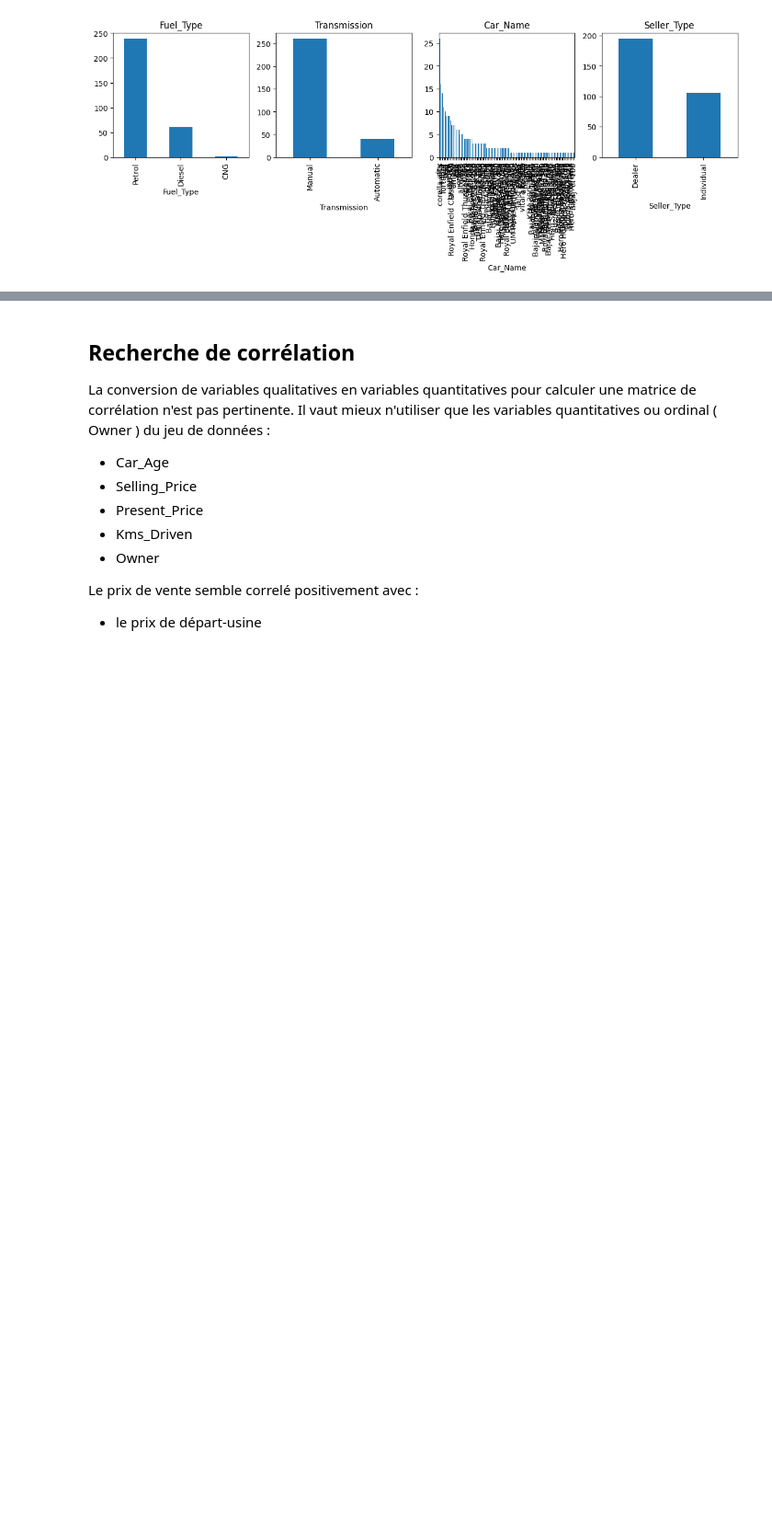
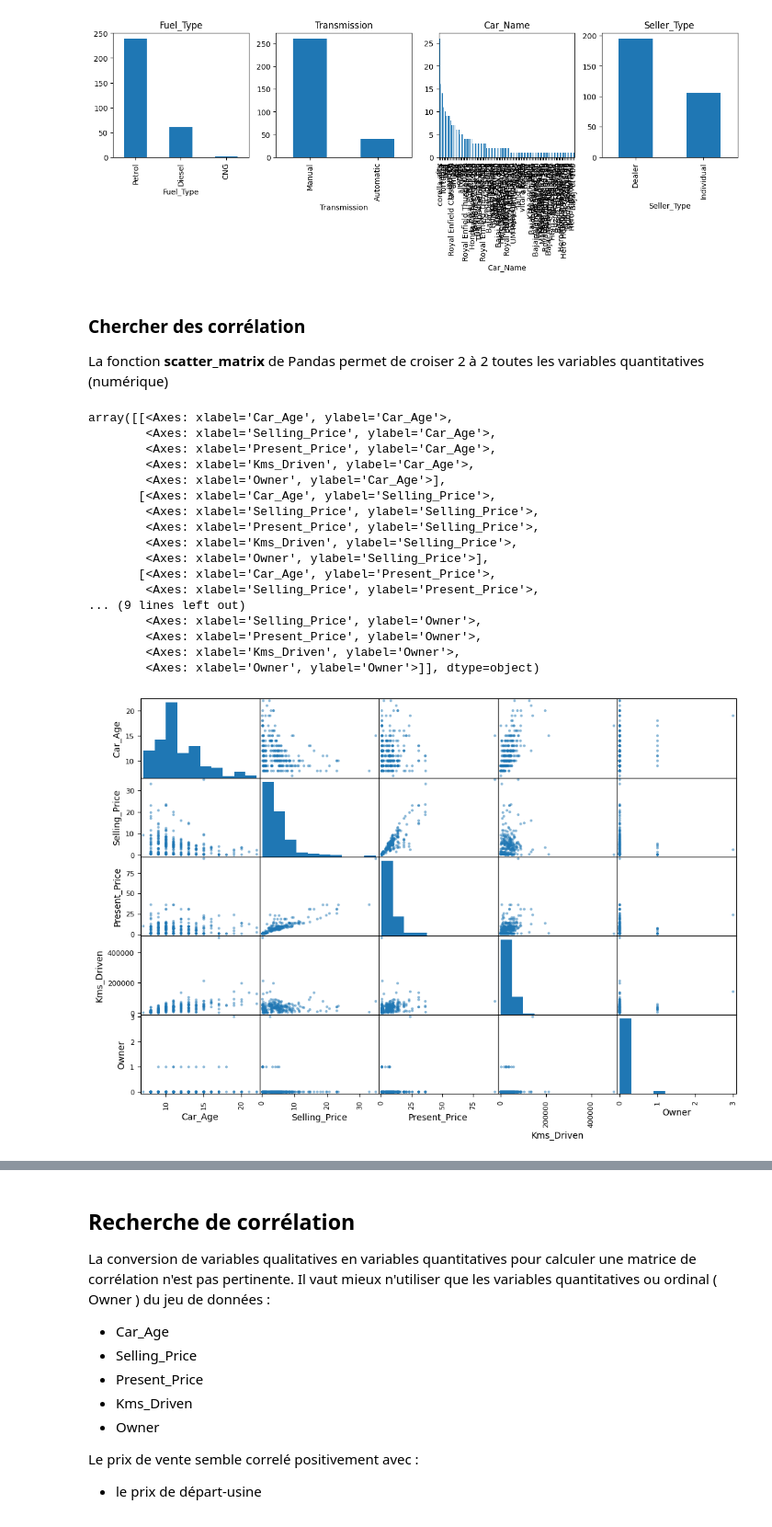
Before and after one commit to bruno-coulet/new-car, a Jupyter notebook: new-car.ipynb, the cells around one changed output, grey strips where cells are left out. Shown at 92% size. Saved outputs shown, nothing was run; the diff lists cells and outputs as text; code cells hidden in the pictures; blank space fills up the shorter version.

```diff
--- a/new-car.ipynb
+++ b/new-car.ipynb
@@ -95,6 +97,31 @@ for ax, col in zip(axes.flatten(), colonnes):
     ax.set_title(col)
 # %% [output]
 [figure]
+# %% [markdown]
+### Chercher des corrélation
+La fonction **scatter_matrix** de Pandas permet de croiser 2 à 2 toutes les variables quantitatives (numérique)
+# %%
+attributes = ['Transmission','Car_Age','Selling_Price','Present_Price','Kms_Driven','Owner']
+scatter_matrix(df[attributes], figsize=(12, 8))
+# %% [output]
+array([[<Axes: xlabel='Car_Age', ylabel='Car_Age'>,
+        <Axes: xlabel='Selling_Price', ylabel='Car_Age'>,
+        <Axes: xlabel='Present_Price', ylabel='Car_Age'>,
+        <Axes: xlabel='Kms_Driven', ylabel='Car_Age'>,
+        <Axes: xlabel='Owner', ylabel='Car_Age'>],
+       [<Axes: xlabel='Car_Age', ylabel='Selling_Price'>,
+        <Axes: xlabel='Selling_Price', ylabel='Selling_Price'>,
+        <Axes: xlabel='Present_Price', ylabel='Selling_Price'>,
+        <Axes: xlabel='Kms_Driven', ylabel='Selling_Price'>,
+        <Axes: xlabel='Owner', ylabel='Selling_Price'>],
+       [<Axes: xlabel='Car_Age', ylabel='Present_Price'>,
+        <Axes: xlabel='Selling_Price', ylabel='Present_Price'>,
+... (9 lines left out)
+        <Axes: xlabel='Selling_Price', ylabel='Owner'>,
+        <Axes: xlabel='Present_Price', ylabel='Owner'>,
+        <Axes: xlabel='Kms_Driven', ylabel='Owner'>,
+        <Axes: xlabel='Owner', ylabel='Owner'>]], dtype=object)
+[figure, added]
 # %%
 age_fuel_transmission_price = sns.catplot(
     x="Car_Age",
```
Also changed, not shown: parts of 6 cells of this notebook.
